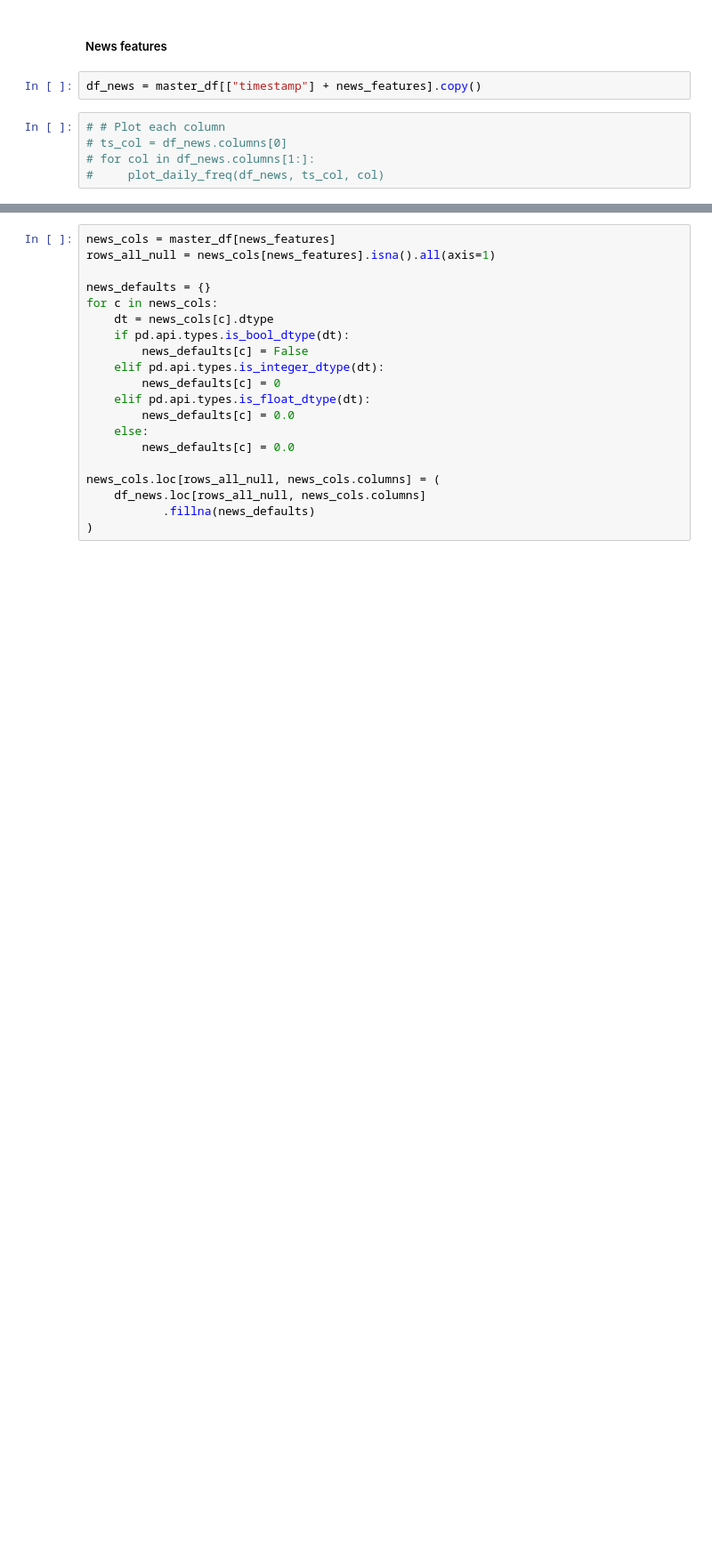
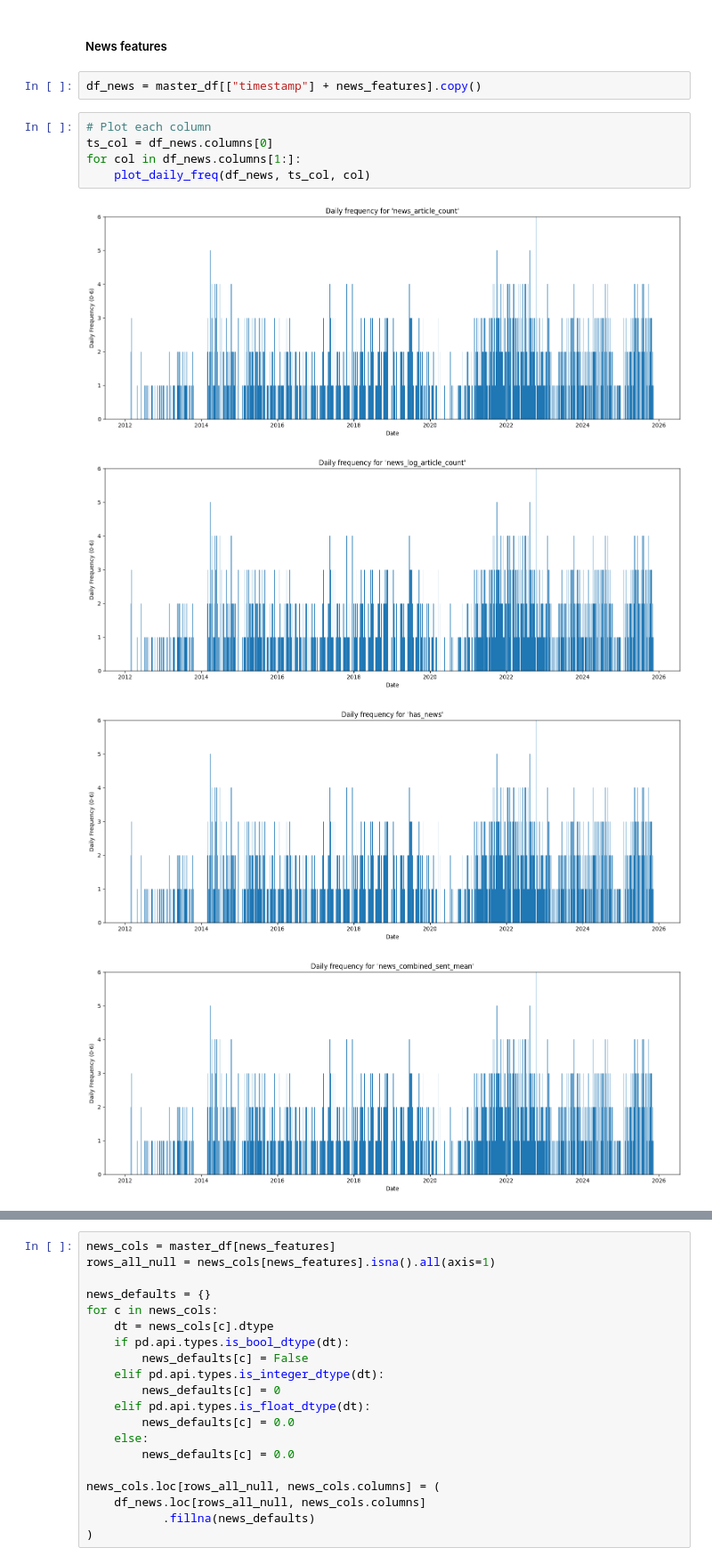
Before and after one commit to hyperformancelabs/crypto-price-forecaster, a Jupyter notebook: processors/cleaning.ipynb, the cells around one changed output, grey strips where cells are left out. Shown at 89% size. Cells and saved outputs as stored; diff of their text form; blank space fills up the shorter version.

```diff
--- a/processors/cleaning.ipynb
+++ b/processors/cleaning.ipynb
@@ -291,7 +304,12 @@ df_h4[locf_cols] = df_h4[locf_cols].ffill().fillna(0)
 # %%
 df_news = master_df[["timestamp"] + news_features].copy()
 # %%
-# # Plot each column
-# ts_col = df_news.columns[0]
-# for col in df_news.columns[1:]:
-#     plot_daily_freq(df_news, ts_col, col)
+# Plot each column
+ts_col = df_news.columns[0]
+for col in df_news.columns[1:]:
+    plot_daily_freq(df_news, ts_col, col)
+# %% [output]
+[figure, added]
+[figure, added]
+[figure, added]
+[figure, added]
```
Also changed, not shown: parts of 11 cells of this notebook, 17 other files.
